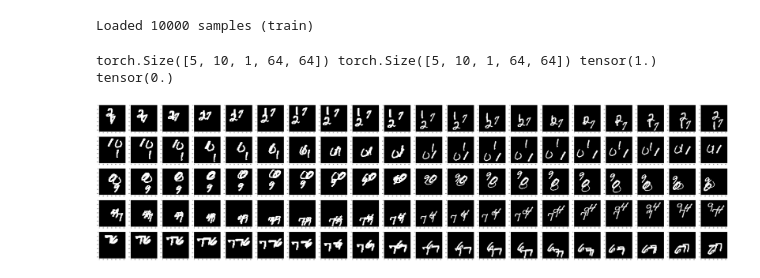
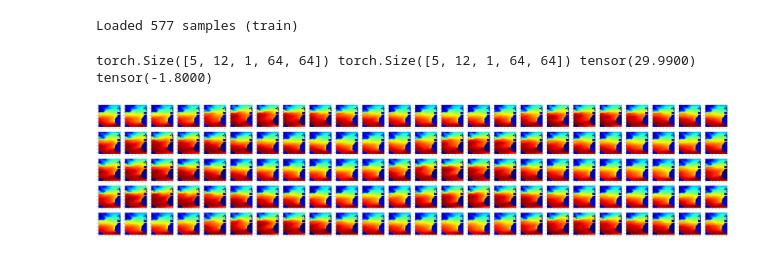
Before and after one commit to jinjunliu/ConvLSTM-prediction, a Jupyter notebook: visualize.ipynb, the cells around one changed output. Cells and saved outputs as stored; diff of their text form; code cells hidden in the pictures.

```diff
--- a/visualize.ipynb
+++ b/visualize.ipynb
@@ -10,20 +9,22 @@ D:\data\PyProject\ConvLSTM.pytorch\.
 # %%
-vis_dataset = MovingMNISTDataset(config)
+vis_dataset = NcDataset(config)
 vis_loader = DataLoader(vis_dataset, batch_size=5,
                        num_workers=config.num_workers, shuffle=True, pin_memory=True)
 # %% [output]
-Loaded 10000 samples (train)
+Loaded 577 samples (train)
 # %%
+import numpy as np
 for batch_idx, (inputs, targets) in enumerate(vis_loader):
     inputs = inputs.float().to(config.device)
     targets = targets.float().to(config.device)
     print(inputs.shape, targets.shape, inputs.max(), inputs.min())
     images = torch.cat([inputs, targets], dim=1)
     _, axarr = plt.subplots(images.shape[0], images.shape[1], figsize=(images.shape[1]*5, images.shape[0]*5))
     for b in range(images.shape[0]):
         for n in range(images.shape[1]):
-            axarr[b][n].imshow(images[b, n, 0], cmap='gray')
+            plot_img = images[b, n, 0].cpu().numpy()
+            axarr[b][n].imshow(np.flip(plot_img, axis=0), cmap='jet')
     break
 # %% [output]
-torch.Size([5, 10, 1, 64, 64]) torch.Size([5, 10, 1, 64, 64]) tensor(1.) tensor(0.)
+torch.Size([5, 12, 1, 64, 64]) torch.Size([5, 12, 1, 64, 64]) tensor(29.9900) tensor(-1.8000)
-[figure, old version]
+[figure, new version]
```
Also changed, not shown: parts of 1 cell of this notebook.
